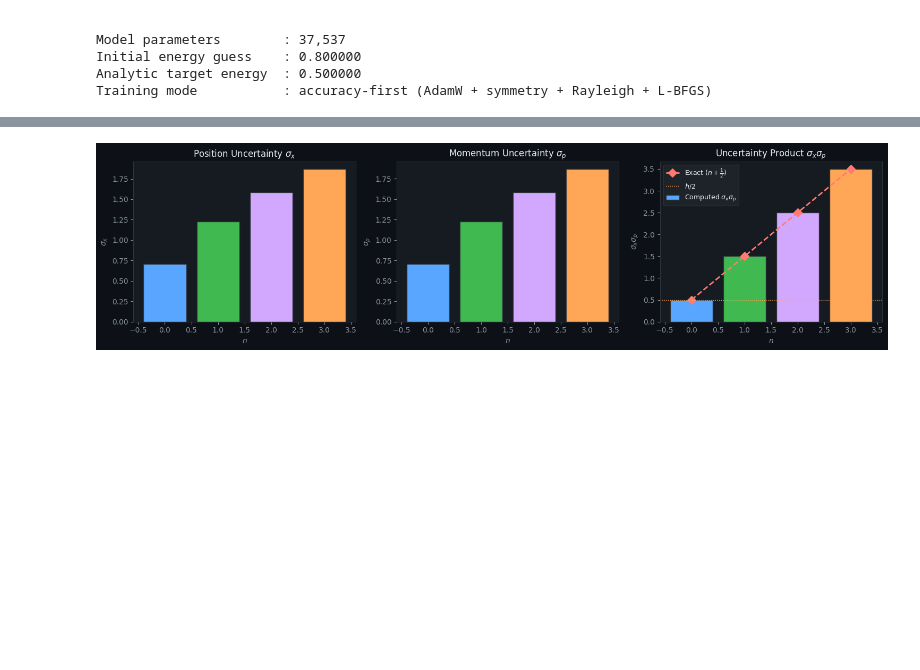
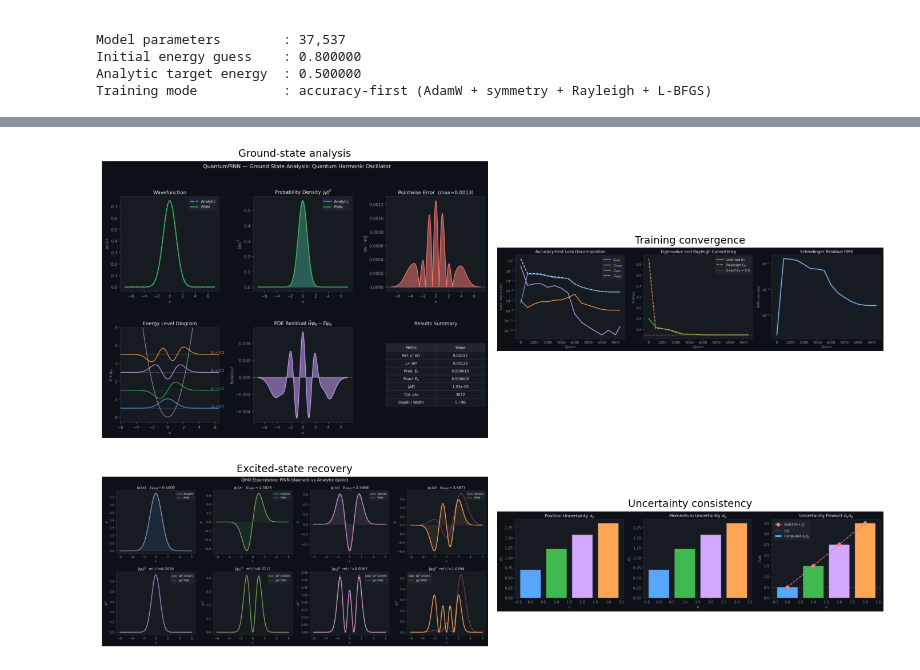
Before and after one commit to thmolena/QuantumPINNs-Physics-Informed-Neural-Networks-for-Quantum-Relevant-Physical-Modeling, a Jupyter notebook: notebooks/pinn_harmonic_oscillator.ipynb, the cells around one changed output, grey strips where cells are left out. Saved outputs shown, nothing was run; the diff lists cells and outputs as text; code cells hidden in the pictures; blank space fills up the shorter version.

```diff
--- a/notebooks/pinn_harmonic_oscillator.ipynb
+++ b/notebooks/pinn_harmonic_oscillator.ipynb
@@ -799,78 +644,18 @@ We compute $\langle x \rangle$, $\langle x^2 \rangle$, $\langle p^2 \rangle = -\
 # %%
-# ── Heisenberg Uncertainty Principle Verification ─────────────────────────
-# We compute ⟨x⟩, ⟨x²⟩, ⟨p²⟩ = −⟨ψ|∂²/∂x²|ψ⟩ numerically.
+image_specs = [
+    ('Ground-state analysis', 'qho_ground_state_analysis.png'),
+    ('Training convergence', 'qho_training_convergence.png'),
+    ('Excited-state recovery', 'qho_excited_states.png'),
+    ('Uncertainty consistency', 'qho_uncertainty_principle.png'),
+]
 
-def compute_uncertainty(psi_arr, x_arr):
-    """Compute σ_x, σ_p, and σ_x·σ_p from a normalized ψ(x) on grid x_arr."""
-    dx   = x_arr[1] - x_arr[0]
-    norm = np.trapezoid(psi_arr**2, x_arr)
-    psi  = psi_arr / np.sqrt(norm)      # ensure normalized
+fig, axes = plt.subplots(2, 2, figsize=(14, 10))
+for axis, (title, image_name) in zip(axes.ravel(), image_specs):
+    axis.imshow(load_png(image_name))
+    axis.set_title(title)
+    axis.axis('off')
+plt.tight_layout()
 
-    x_mean  = np.trapezoid(psi**2 * x_arr, x_arr)
-    x2_mean = np.trapezoid(psi**2 * x_arr**2, x_arr)
-    sigma_x = np.sqrt(x2_mean - x_mean**2)
-
-    # ⟨p²⟩ = ℏ² ⟨ψ|−∂²/∂x²|ψ⟩ = ℏ² ∫ (∂ψ/∂x)² dx  (integration by parts, BC=0)
-    dpsidx  = np.gradient(psi, x_arr)  # numerical ∂ψ/∂x
-    p2_mean = np.trapezoid(dpsidx**2, x_arr)   # ℏ=1
-    sigma_p = np.sqrt(p2_mean)
-
-    return sigma_x, sigma_p, sigma_x * sigma_p
-
-print('━' * 65)
-print(f'  {"State":6s}  {"σ_x":>10s}  {"σ_p":>10s}  {"σ_x·σ_p":>10s}  {"Exact":>10s}  {"Ratio":>8s}')
-print('━' * 65)
-
-x_fine = np.linspace(-8, 8, 2000)
-results_uncert = {}
-
-for n_lvl in range(4):
-    psi_n = analytic_psi(n_lvl, x_fine)
-    sx, sp, sxsp = compute_uncertainty(psi_n, x_fine)
-    exact = n_lvl + 0.5
-    ratio = sxsp / (0.5)          # ratio to ℏ/2 = 0.5
-    results_uncert[n_lvl] = (sx, sp, sxsp, exact)
-    print(f'  ψ_{n_lvl} (analytic):   σ_x={sx:.5f}  σ_p={sp:.5f}  '
-          f'σ_x·σ_p={sxsp:.5f}  exact={(exact):.3f}  ratio={ratio:.4f}')
-
-# Also verify PINN prediction for n=0
-sx_pinn, sp_pinn, sxsp_pinn = compute_uncertainty(psi_pred, x_test)
-print(f'\n  ψ_0 (PINN pred):   σ_x={sx_pinn:.5f}  σ_p={sp_pinn:.5f}  '
-      f'σ_x·σ_p={sxsp_pinn:.5f}  (Exact=0.500)')
-print('━' * 65)
-print(f'\n  ℏ/2 = 0.5  →  Ground state saturates uncertainty principle: '
-      f'σ_x·σ_p = {sxsp_pinn:.5f} ≈ 0.5')
-
-# ── Visualize uncertainty bars ─────────────────────────────────────────────
-fig, axes = plt.subplots(1, 3, figsize=(15, 4), facecolor='#0d1117')
-for ax in axes:
-    ax.set_facecolor('#161b22'); ax.tick_params(colors='#8b949e')
-    for sp in ax.spines.values(): sp.set_edgecolor('#30363d')
-
-states = list(range(4))
-sx_vals  = [results_uncert[n][0] for n in states]
-sp_vals  = [results_uncert[n][1] for n in states]
-sxsp_vals= [results_uncert[n][2] for n in states]
-exact_vals = [results_uncert[n][3] for n in states]
-
-axes[0].bar(states, sx_vals, color=['#58a6ff','#3fb950','#d2a8ff','#ffa657'], edgecolor='#30363d')
-axes[0].set_xlabel('$n$', color='#8b949e'); axes[0].set_ylabel('$\\sigma_x$', color='#8b949e')
-axes[0].set_title('Position Uncertainty $\\sigma_x$', color='#e6edf3')
-
-axes[1].bar(states, sp_vals, color=['#58a6ff','#3fb950','#d2a8ff','#ffa657'], edgecolor='#30363d')
-axes[1].set_xlabel('$n$', color='#8b949e'); axes[1].set_ylabel('$\\sigma_p$', color='#8b949e')
-axes[1].set_title('Momentum Uncertainty $\\sigma_p$', color='#e6edf3')
-
-axes[2].bar(states, sxsp_vals, color=['#58a6ff','#3fb950','#d2a8ff','#ffa657'], edgecolor='#30363d',
-            label='Computed $\\sigma_x \\sigma_p$')
-axes[2].plot(states, exact_vals, 'D--', color='#ff7b72', ms=8, lw=2, label='Exact $(n+\\frac{1}{2})$')
-axes[2].axhline(0.5, color='#ffa657', lw=1, ls=':', label='$\\hbar/2$')
-axes[2].set_xlabel('$n$', color='#8b949e'); axes[2].set_ylabel('$\\sigma_x \\sigma_p$', color='#8b949e')
-axes[2].set_title('Uncertainty Product $\\sigma_x \\sigma_p$', color='#e6edf3')
-axes[2].legend(facecolor='#21262d', edgecolor='#30363d', labelcolor='#e6edf3', fontsize=9)
-
-plt.tight_layout()
-plt.savefig('../outputs/qho_uncertainty_principle.png', dpi=150, bbox_inches='tight', facecolor='#0d1117')
-plt.show()
-print('Saved → outputs/qho_uncertainty_principle.png')
+best_rows = qho_benchmark[['n', 'E_pinn', 'E_exact', 'delta_E', 'rel_l2', 'sigma_x_sigma_p']].copy()
+display(best_rows.round(6))
 # %% [output]
@@ -889 +667 @@ print('Saved → outputs/qho_uncertainty_principle.png')
-[figure, old version]
+[figure, new version]
```
Also changed, not shown: parts of 19 cells of this notebook, 10 other files.
